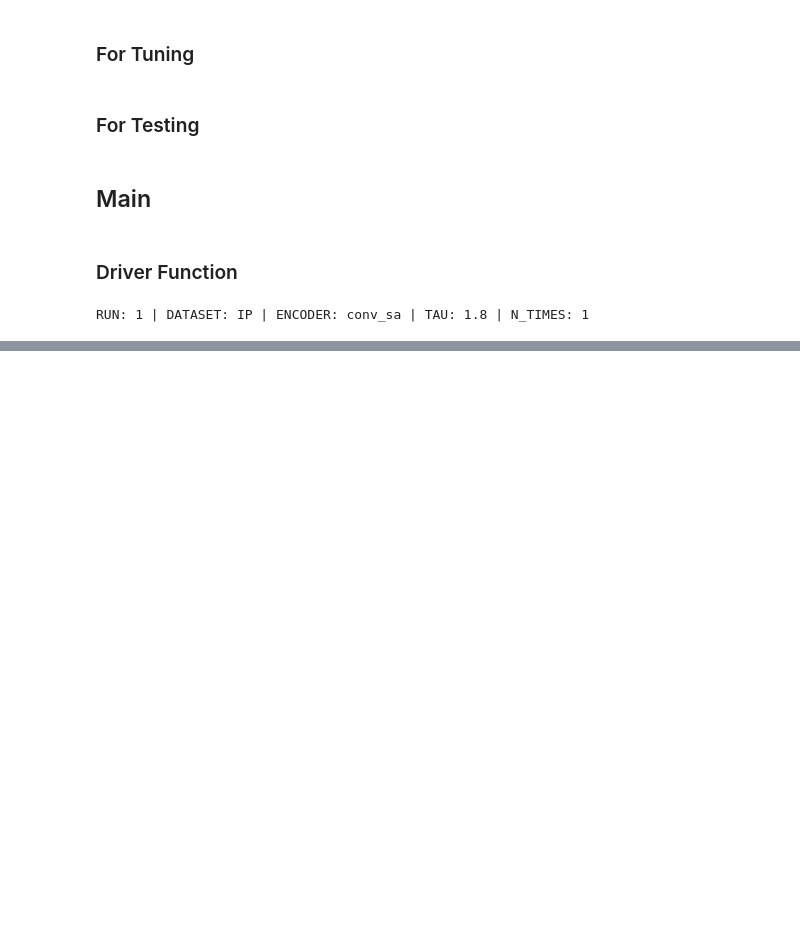
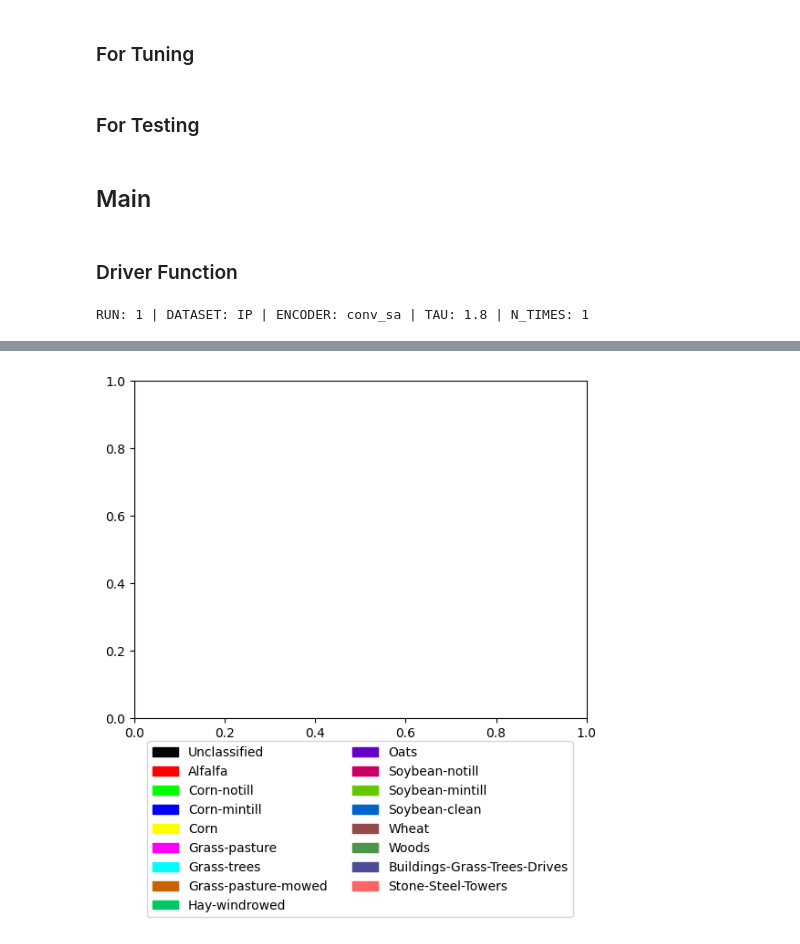
Before and after one commit to e4d5exd5/Major-Project, a Jupyter notebook: SPN_IP_5Shot_new_proto.ipynb, the cells around one changed output, grey strips where cells are left out. Cells and saved outputs as stored; diff of their text form; code cells hidden in the pictures; blank space fills up the shorter version.

```diff
--- a/SPN_IP_5Shot_new_proto.ipynb
+++ b/SPN_IP_5Shot_new_proto.ipynb
@@ -269,6 +270,7 @@ optimizer = None  # Optimizer Object. Declared in the Main Block
 X = None
 Y = None
 patches = None
+target_names = None
 # %% [markdown]
 ## Data Loaders for Model
 # %% [markdown]
@@ -596,9 +598,10 @@ def testingEpochs(patches, labels, n_epochs):
 # Data Related Initializations
 
 def LoadData():
-    global X, Y, patches, NUM_CLASSES, TRAINING_CLASSES, TRAINING_LABELS, TUNNING_LABELS, TESTING_CLASSES, TESTING_LABELS, TRAINING_PATCHES, TUNNING_PATCHES, TESTING_PATCHES, data
+    global X, Y, patches,target_names, NUM_CLASSES, TRAINING_CLASSES, TRAINING_LABELS, TUNNING_LABELS, TESTING_CLASSES, TESTING_LABELS, TRAINING_PATCHES, TUNNING_PATCHES, TESTING_PATCHES, data
     data = Data(DATASET, PCA_COMPONENTS, WINDOW_SIZE)
     X, Y, patches = data.get_data()
+    target_names = data.get_target_names()
     NUM_CLASSES, TRAINING_CLASSES, TRAINING_LABELS, TUNNING_LABELS, TESTING_CLASSES, TESTING_LABELS, TRAINING_PATCHES, TUNNING_PATCHES, TESTING_PATCHES = data.load_defaults()
 # %%
 # Model Related Initializations
@@ -676,47 +679,54 @@ def doRun(run, dataset, encoder, tau, n_times):
 
     LoadModel(encoder)
 
-    print('Training...')
-    trainingEpochs(patches, TRAINING_LABELS, TRAINING_EPOCH, TRAINING_EPISODE)
-    print()
+    # print('Training...')
+    # trainingEpochs(patches, TRAINING_LABELS, TRAINING_EPOCH, TRAINING_EPISODE)
+    # print()
 
-    print('Tunning...')
-    tunningEpochs(TUNNING_PATCHES, TESTING_LABELS,TUNNING_EPOCH, TUNNING_EPISODE)
-    print()
+    # print('Tunning...')
+    # tunningEpochs(TUNNING_PATCHES, TESTING_LABELS,TUNNING_EPOCH, TUNNING_EPISODE)
+    # print()
 
-    print('Testing...')
-    mc_predictions1, mc_predictions2, y1, y2 = testingEpochs(TESTING_PATCHES, TESTING_LABELS, TESTING_EPOCH)
-    print()
+    # print('Testing...')
+    # mc_predictions1, mc_predictions2, y1, y2 = testingEpochs(TESTING_PATCHES, TESTING_LABELS, TESTING_EPOCH)
+    # print()
 
 
-    stats = Stats(mc_predictions1, mc_predictions2, y1, y2)
+    # stats = Stats(mc_predictions1, mc_predictions2, y1, y2)
 
-    # stats.printReport()
+    # # stats.printReport()
+
+    # try:
+    #     stats.saveReport(report_path, finalReportPath,  DATASET, N_TIMES, TAU, run, encoder)
+    #     print('Report Saved!')
+    # except Exception as e:
+    #     print('Failed to Save Report')
+    #     print(e)
+
+    # try:
+    #     # ProtoModel.save(model_save_path)
+    #     print('Model Saved!')
+    # except Exception as e:
+    #     print("Failed to Save Model")
+    #     print(e)
+
+    predictions, predictionsTrue, Y, y_test, y_pred = predictImage(data, ProtoModel, IMAGE_DATA, N_TIMES, 10)
+    # print(all_predsTrue)
+    print(predictionsTrue)
 
     try:
-        stats.saveReport(reportTotal_path, finalReportPath,  DATASET, N_TIMES, TAU, run, encoder)
+        stats1 = Stats(None, None, None, None, y_test, y_pred, False)
+        stats1.saveReport(reportTotal_path, finalReportPath,  DATASET, N_TIMES, TAU, run, encoder, True)
         print('Report Saved!')
     except Exception as e:
         print('Failed to Save Report')
         print(e)
 
-    try:
-        # ProtoModel.save(model_save_path)
-        print('Model Saved!')
-    except Exception as e:
-        print("Failed to Save Model")
-        print(e)
+    labelPatches = [ matPatch.Patch(color=spectral.spy_colors[x]/255.,
+                 label=target_names[x]) for x in range(len(target_names)) ]
 
-    predictions, predictionsTrue, Y, all_preds, all_predsTrue, all_y_preds = predictImage(data, ProtoModel, IMAGE_DATA, N_TIMES, 10)
-    # print(all_predsTrue)
-    # try:
-        # stats1 = Stats(np.array(all_predsTrue), 0, np.array(all_y_preds), 0)
-        # stats1.saveReport(reportTotal_path, finalReportPath,  DATASET, N_TIMES, TAU, run, encoder, True)
-        # print('Report Saved!')
-    # except Exception as e:
-        # print('Failed to Save Report')
-        # print(e)
-
+    plt.legend(handles=labelPatches, ncol=2, fontsize='medium',
+           loc='upper center', bbox_to_anchor=(0.5, -0.05))
 
     spectral.save_rgb(predict_path, predictions.astype(int), colors=spectral.spy_colors, format='png')
     spectral.save_rgb(predictTrue_path, predictionsTrue.astype(int), colors=spectral.spy_colors, format='png')
@@ -727,9 +737,9 @@ def doRun(run, dataset, encoder, tau, n_times):
 def main():
     # Tweekables:
     done = []
-    n_timess = [25]
+    n_timess = [1]
     taus = [1.8]
-    datasets = ['IP', 'SA', 'PU']
+    datasets = ['IP']
     encoders = ['conv_sa']
     runs  = 1
     for dataset in datasets:
@@ -768,0 +774 @@ invalid value encountered in divide
+[figure, added]
```
Also changed, not shown: parts of 2 cells of this notebook, 4 other files.
